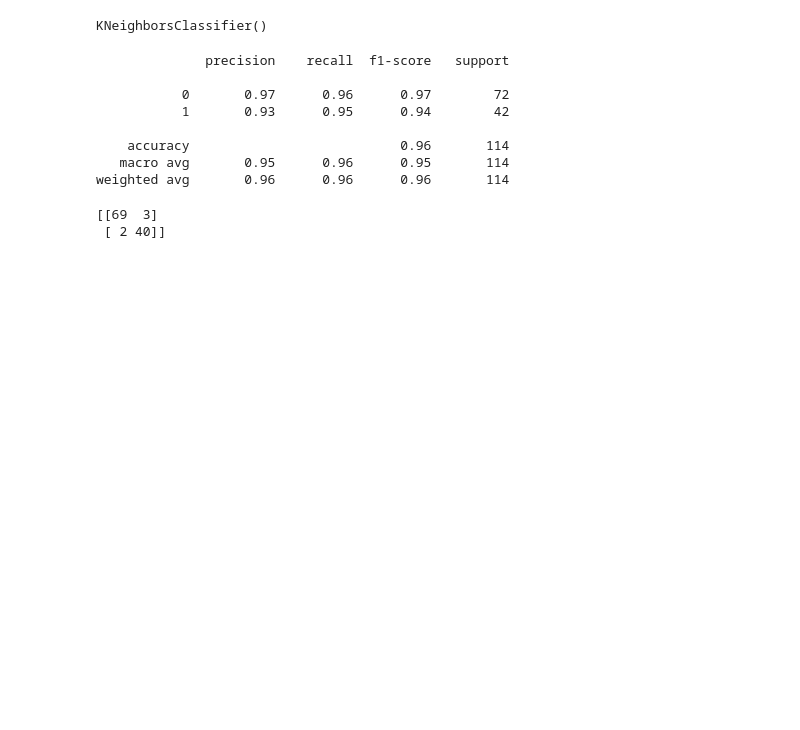
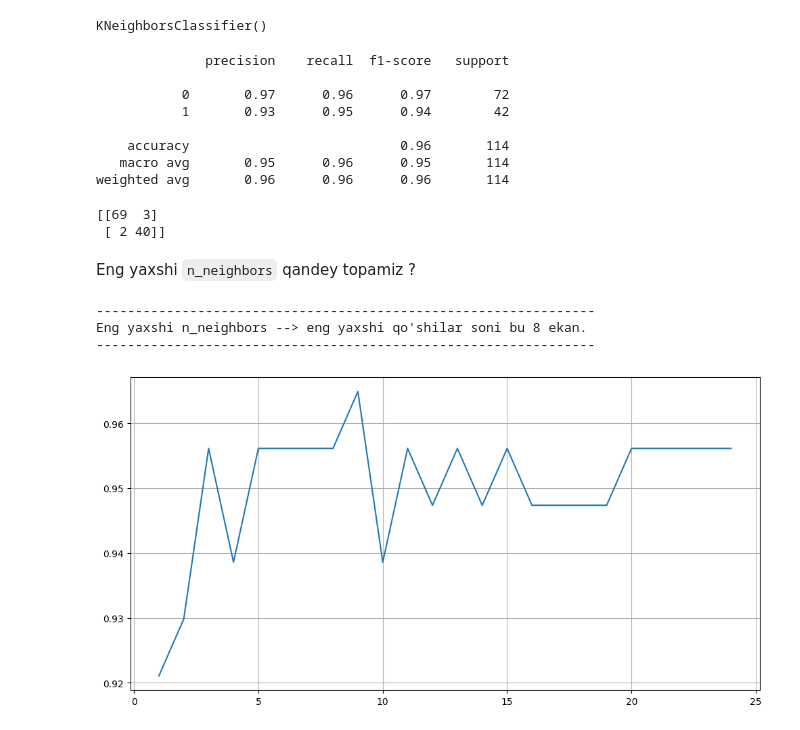
Before and after one commit to valixonovai/ML, a Jupyter notebook: ml-algorithm/KNeighborsClassifier (1).ipynb, the cells around one changed output. Saved outputs shown, nothing was run; the diff lists cells and outputs as text; code cells hidden in the pictures; blank space fills up the shorter version.

```diff
--- a/ml-algorithm/KNeighborsClassifier.ipynb
+++ b/ml-algorithm/KNeighborsClassifier (1).ipynb
@@ -170,3 +171,24 @@ print(confusion_matrix(predict_model, y_test))
 # %% [output]
 [[69  3]
  [ 2 40]]
+# %% [markdown]
+Eng yaxshi `n_neighbors` qandey topamiz ?
+# %%
+f = []
+for i in range(1,25):
+  knn = KNeighborsClassifier(n_neighbors=i)
+  knn.fit(X_train_ss, y_train)
+  p = knn.predict(X_test_ss)
+  f.append(accuracy_score(p, y_test))
+print("--"*32)
+print(f"Eng yaxshi n_neighbors --> eng yaxshi qo'shilar soni bu {f.index(max(f))} ekan.")
+print("--"*32)
+plt.figure(figsize=(12,6))
+plt.plot(range(1,25),f)
+plt.grid()
+plt.show()
+# %% [output]
+----------------------------------------------------------------
+Eng yaxshi n_neighbors --> eng yaxshi qo'shilar soni bu 8 ekan.
+----------------------------------------------------------------
+[figure, added]
```
Also changed, not shown: parts of 1 cell of this notebook.
